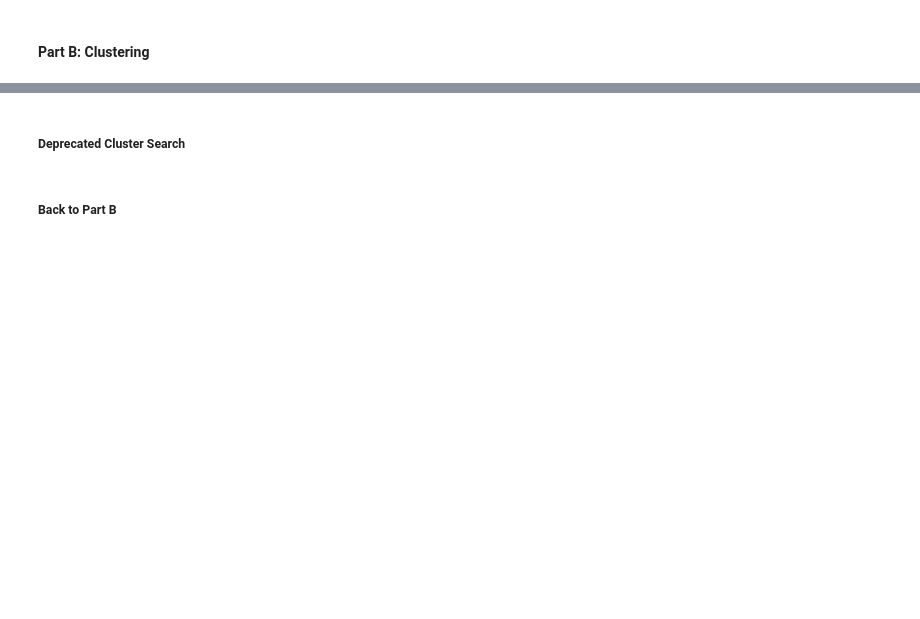
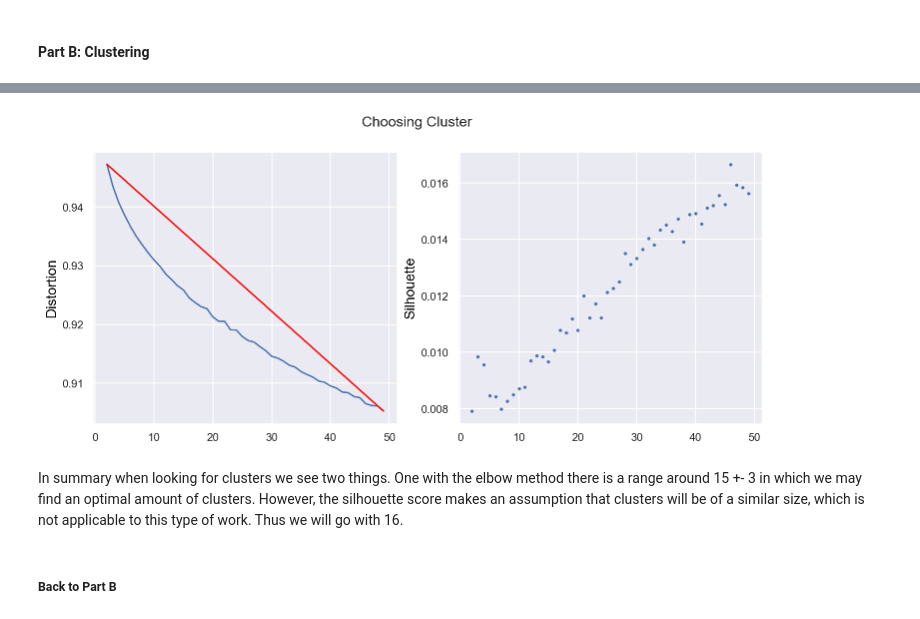
Before and after one commit to justinfmccarty/urban_bipv_annotated_bib, a Jupyter notebook: notebooks/bipv_lit_rev_clusters.ipynb, the cells around one changed output, grey strips where cells are left out. Cells and saved outputs as stored; diff of their text form; code cells hidden in the pictures; blank space fills up the shorter version.

```diff
--- a/notebooks/bipv_lit_rev_clusters.ipynb
+++ b/notebooks/bipv_lit_rev_clusters.ipynb
@@ -363,2 +417,0 @@ plt.show()
-# %% [markdown]
-##### Deprecated Cluster Search
@@ -379,17 +418,55 @@ for k in K:
-# %%
-
-
-from sklearn.metrics import silhouette_score
-
-sil = []
-kmax = 50
-
-# dissimilarity would not be defined for a single cluster, thus,
-# minimum number of clusters should be 2
-for k in range(2, kmax+1):
-  kmeans = KMeans(n_clusters = k).fit(X_reduced)
-  labels = kmeans.labels_
-  sil.append(silhouette_score(X_reduced, labels, metric = 'euclidean'))
+# %%
+X_line = [K_range[0], K_range[-1]]
+Y_distortions = [distortions[0], distortions[-1]]
+Y_silhouette = [sil[0], sil[-1]]
+
+# create figure and axis objects with subplots()
+fig, axs = plt.subplots(1,2,figsize=(12,5))
+fig.suptitle('Choosing Cluster')
+axs[0].plot(K_range, distortions, 'b-')
+axs[0].plot(X_line, Y_distortions, color="red",)
+
+axs[1].scatter(list(K_range),
+               sil,
+               s=5)
+
+# set y-axis label
+axs[0].set_ylabel("Distortion",color="black",fontsize=14)
+axs[1].set_ylabel("Silhouette",color="black",fontsize=14)
+
+
+
+# twin object for two different y-axis on the sample plot
+# Plot the elbow
+ax2.plot(K_range, distortions, 'black')
+ax2.plot(X_line, Y_silhouette, 'green')
+ax2.set_ylabel("Silhouette",color="blue",fontsize=14)
+
+def align_yaxis(ax1, v1, ax2, v2):
+    """adjust ax2 ylimit so that v2 in ax2 is aligned to v1 in ax1"""
+    # https://stackoverflow.com/questions/10481990/matplotlib-axis-with-two-scales-shared-origin
+    _, y1 = ax1.transData.transform((0, v1))
+    _, y2 = ax2.transData.transform((0, v2))
+    inv = ax2.transData.inverted()
+    _, dy = inv.transform((0, 0)) - inv.transform((0, y1-y2))
+    miny, maxy = ax2.get_ylim()
+    ax2.set_ylim(miny+dy, maxy+dy)
+
+# align_yaxis(ax1, 0, ax2, 0)
+
+ax2.set_ylim(sil[0], sil[-1])
+
+
+plt.show()
+# save the plot as a file
+# fig.savefig('two_different_y_axis_for_single_python_plot_with_twinx.jpg',
+#             format='jpeg',
+#             dpi=100,
+#             bbox_inches='tight')
+# %% [output]
+[figure, added]
+# %% [markdown]
+In summary when looking for clusters we see two things. One with the elbow method there is a range around 15 +- 3 in which we may find an optimal amount of clusters. However, the silhouette score makes an assumption that clusters will be of a similar size, which is not applicable to this type of work. Thus we will go with 16.
 # %% [markdown]
 ##### Back to Part B
 # %%
```
Also changed, not shown: parts of 40 cells of this notebook, 11 other files.
